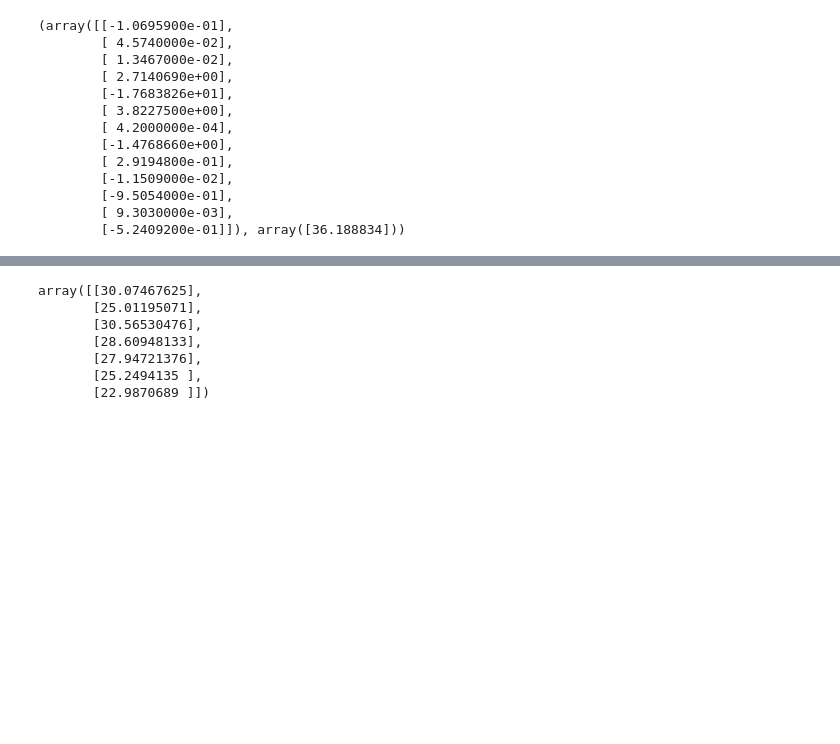
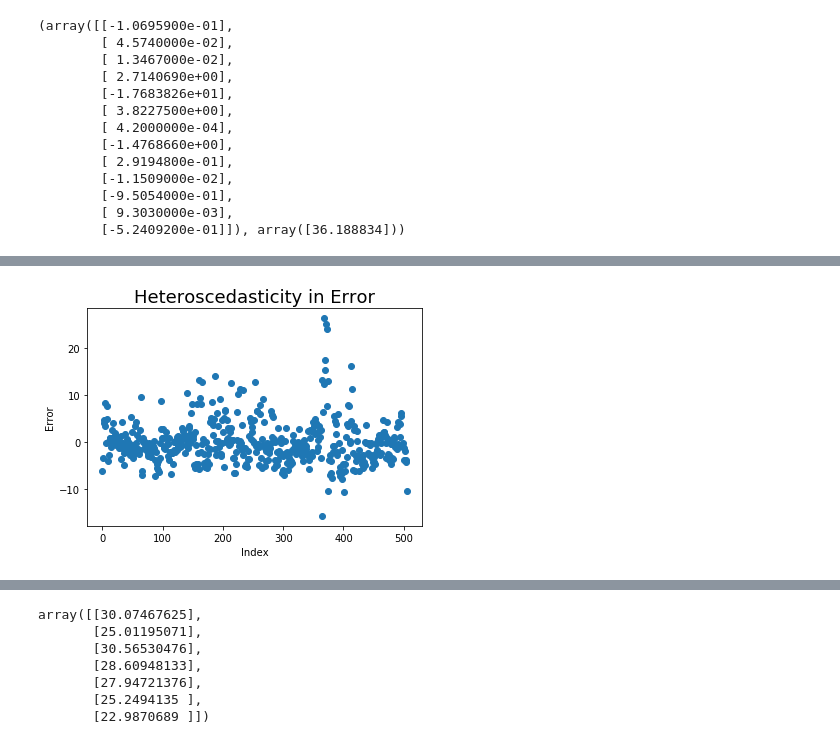
Before and after one commit to SanchayniB/FromScratch, a Jupyter notebook: notebooks/basicmodels.ipynb, the cells around one changed output, grey strips where cells are left out. Drawn from its saved outputs; the diff is of its cells as text; code cells hidden in the pictures; blank space fills up the shorter version.

```diff
--- a/notebooks/basicmodels.ipynb
+++ b/notebooks/basicmodels.ipynb
@@ -57,0 +63,4 @@ reg.plot()
+# %%
+reg.plot_error()
+# %% [output]
+[figure, added]
```
Also changed, not shown: parts of 4 cells of this notebook, 1 other file.
